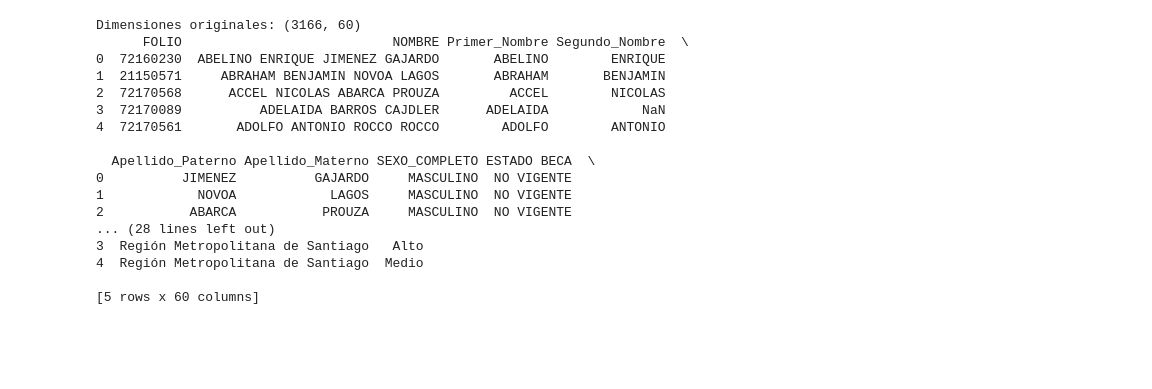
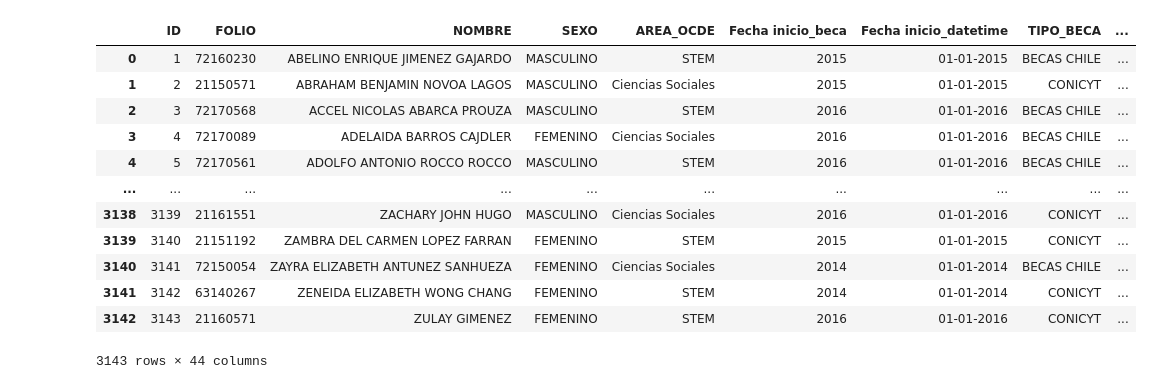
Before and after one commit to RodrigoMolinaAvila/Fondecyt-11241304, a Jupyter notebook: base_maestra/base_maestra_preprocesing.ipynb, the cells around one changed output. Saved outputs shown, nothing was run; the diff lists cells and outputs as text; code cells hidden in the pictures; blank space fills up the shorter version.

```diff
--- a/base_maestra/base_maestra_preprocesing.ipynb
+++ b/base_maestra/base_maestra_preprocesing.ipynb
@@ -1,27 +1,21 @@
 # %%
 import pandas as pd
 # %%
-path = r"C:\Users\Rodrigo\Desktop\Roxana Files\GSE_establecimientos\maestra_rbd.xlsx"
-data = pd.read_excel(path)
+path = r"C:\Users\Rodrigo\Desktop\Roxana Files\base_maestra\base_maestra.xlsx"
+df = pd.read_excel(path)
 
-# Vista previa de los datos
-print("Dimensiones originales:", data.shape)
-print(data.head())
+df
 # %% [output]
+|  | ID | FOLIO | NOMBRE | SEXO | AREA_OCDE | Fecha inicio_beca | Fecha inicio_datetime | TIPO_BECA | ... |
+| 0 | 1 | 72160230 | ABELINO ENRIQUE JIMENEZ GAJARDO | MASCULINO | STEM | 2015 | 01-01-2015 | BECAS CHILE | ... |
+| 1 | 2 | 21150571 | ABRAHAM BENJAMIN NOVOA LAGOS | MASCULINO | Ciencias Sociales | 2015 | 01-01-2015 | CONICYT | ... |
+| 2 | 3 | 72170568 | ACCEL NICOLAS ABARCA PROUZA | MASCULINO | STEM | 2016 | 01-01-2016 | BECAS CHILE | ... |
+| 3 | 4 | 72170089 | ADELAIDA BARROS CAJDLER | FEMENINO | Ciencias Sociales | 2016 | 01-01-2016 | BECAS CHILE | ... |
+| 4 | 5 | 72170561 | ADOLFO ANTONIO ROCCO ROCCO | MASCULINO | STEM | 2016 | 01-01-2016 | BECAS CHILE | ... |
+| ... | ... | ... | ... | ... | ... | ... | ... | ... | ... |
+| 3138 | 3139 | 21161551 | ZACHARY JOHN HUGO | MASCULINO | Ciencias Sociales | 2016 | 01-01-2016 | CONICYT | ... |
+| 3139 | 3140 | 21151192 | ZAMBRA DEL CARMEN LOPEZ FARRAN | FEMENINO | STEM | 2015 | 01-01-2015 | CONICYT | ... |
+| 3140 | 3141 | 72150054 | ZAYRA ELIZABETH ANTUNEZ SANHUEZA | FEMENINO | Ciencias Sociales | 2014 | 01-01-2014 | BECAS CHILE | ... |
+| 3141 | 3142 | 63140267 | ZENEIDA ELIZABETH WONG CHANG | FEMENINO | STEM | 2014 | 01-01-2014 | CONICYT | ... |
+| 3142 | 3143 | 21160571 | ZULAY GIMENEZ | FEMENINO | STEM | 2016 | 01-01-2016 | CONICYT | ... |
-Dimensiones originales: (3166, 60)
-      FOLIO                           NOMBRE Primer_Nombre Segundo_Nombre  \
-0  72160230  ABELINO ENRIQUE JIMENEZ GAJARDO       ABELINO        ENRIQUE
-1  21150571     ABRAHAM BENJAMIN NOVOA LAGOS       ABRAHAM       BENJAMIN
-2  72170568      ACCEL NICOLAS ABARCA PROUZA         ACCEL        NICOLAS
-3  72170089          ADELAIDA BARROS CAJDLER      ADELAIDA            NaN
-4  72170561       ADOLFO ANTONIO ROCCO ROCCO        ADOLFO        ANTONIO
-
-  Apellido_Paterno Apellido_Materno SEXO_COMPLETO ESTADO BECA  \
-0          JIMENEZ          GAJARDO     MASCULINO  NO VIGENTE
-1            NOVOA            LAGOS     MASCULINO  NO VIGENTE
-2           ABARCA           PROUZA     MASCULINO  NO VIGENTE
-... (28 lines left out)
-3  Región Metropolitana de Santiago   Alto
-4  Región Metropolitana de Santiago  Medio
-
-[5 rows x 60 columns]
+3143 rows × 44 columns
```
Also changed, not shown: parts of 11 cells of this notebook, 4 other files.
